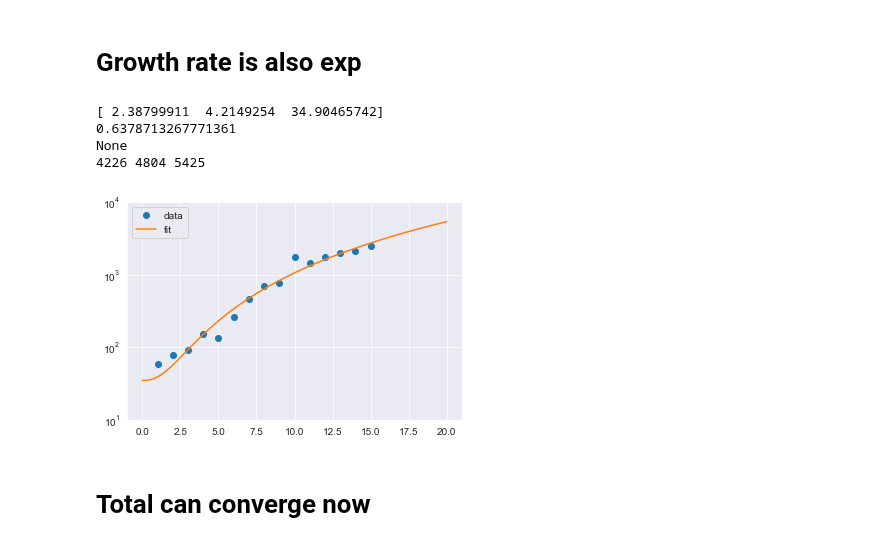
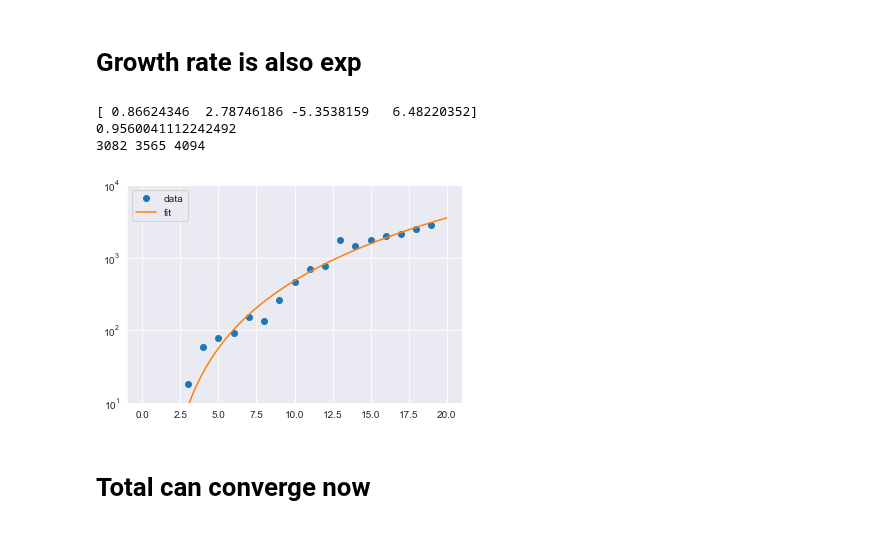
Before and after one commit to tongbaojia/vr_2020, a Jupyter notebook: Virus.ipynb, the cells around one changed output. Drawn from its saved outputs; the diff is of its cells as text; code cells hidden in the pictures.

```diff
--- a/Virus.ipynb
+++ b/Virus.ipynb
@@ -4,6 +4,7 @@ Data: https://zh.wikipedia.org/wiki/%E6%96%B0%E5%9E%8B%E5%86%A0%E7%8B%80%E7%97%8
 Also here:
 https://news.sina.cn/zt_d/yiqing0121
 # %%
+# daily increase
 c = [
     0,
     1,
@@ -23,5 +24,6 @@ c = [
     1750,
     2010,
     2125,
-    2524
+    2524,
+    2826
 ]
@@ -52,6 +57,14 @@ nstd = stats.norm.ppf(pp)
 print(nstd)
 # %% [output]
 1.959963984540054
+# %%
+def r_squared(x_data, y_data, func, popt):
+    """Compute R squared given the input data and func."""
+    residuals = y_data - func(x_data, *popt)
+    ss_res = np.sum(residuals**2)
+    ss_tot = np.sum((y_data-np.mean(y_data))**2)
+    r_squared = 1 - (ss_res / ss_tot)
+    return r_squared
 # %% [markdown]
 # Growth total
 # %%
@@ -107,33 +113,32 @@ plt.show()
 # %% [markdown]
 # Growth rate is also exp
 # %%
-starting_index = 4
+starting_index = 1
 x_data = np.arange(1, len(c[starting_index:])+1)
 y_data = np.array(c[starting_index:])
 # initial guess for curve fit coefficients
-def power(x, a, b, c):
-    return b * (x ** a) + c
+def power(x, a, b, c, d):
+    return a * (x ** b) + c * x + d
 
 popt, pcov = curve_fit(power, x_data, y_data, sigma=np.sqrt(y_data))
 print(popt)
-print(r_squared(x_data, y_data, popt, power))
+print(r_squared(x_data, y_data, power, popt))
 x = np.linspace(0, 20, 100)
 y = power(x, *popt)
 
 tmr = len(xdata) + 1
 print(int(power(tmr, *popt)), int(power(tmr + 1, *popt)), int(power(tmr + 2, *popt)))
 
 plt.plot(x_data, y_data, 'o', label='data')
 plt.plot(x, y, label='fit')
 plt.ylim(10, 1E4)
 plt.yscale('log')
 plt.legend(loc='best')
 plt.show()
 # %% [output]
-[ 2.38799911  4.2149254  34.90465742]
-0.6378713267771361
-None
-4226 4804 5425
+[ 0.86624346  2.78746186 -5.3538159   6.48220352]
+0.9560041112242492
+3082 3565 4094
-[figure, old version]
+[figure, new version]
 # %% [markdown]
 # Total can converge now
```
Also changed, not shown: parts of 5 cells of this notebook, 3 other files.
